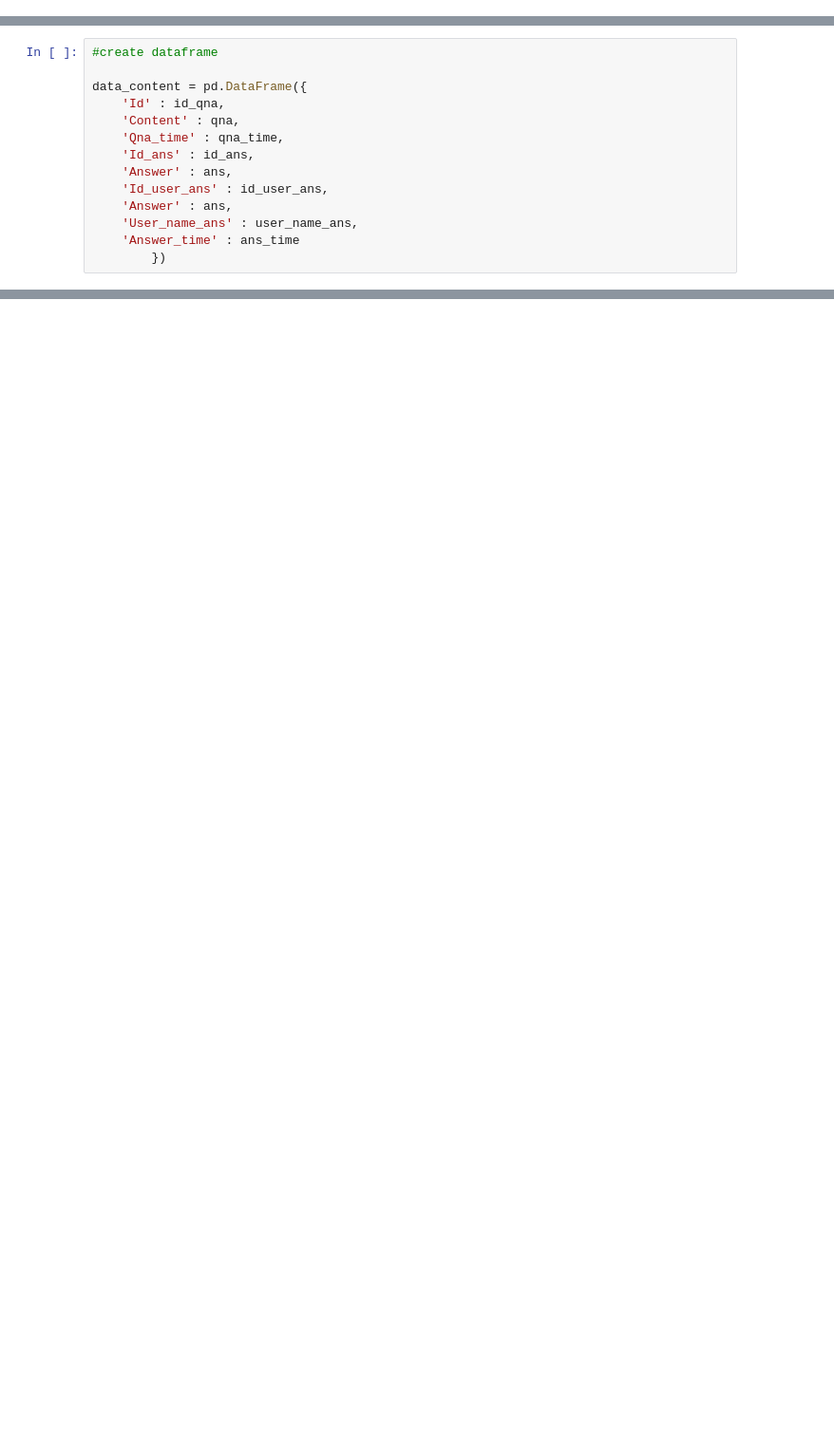
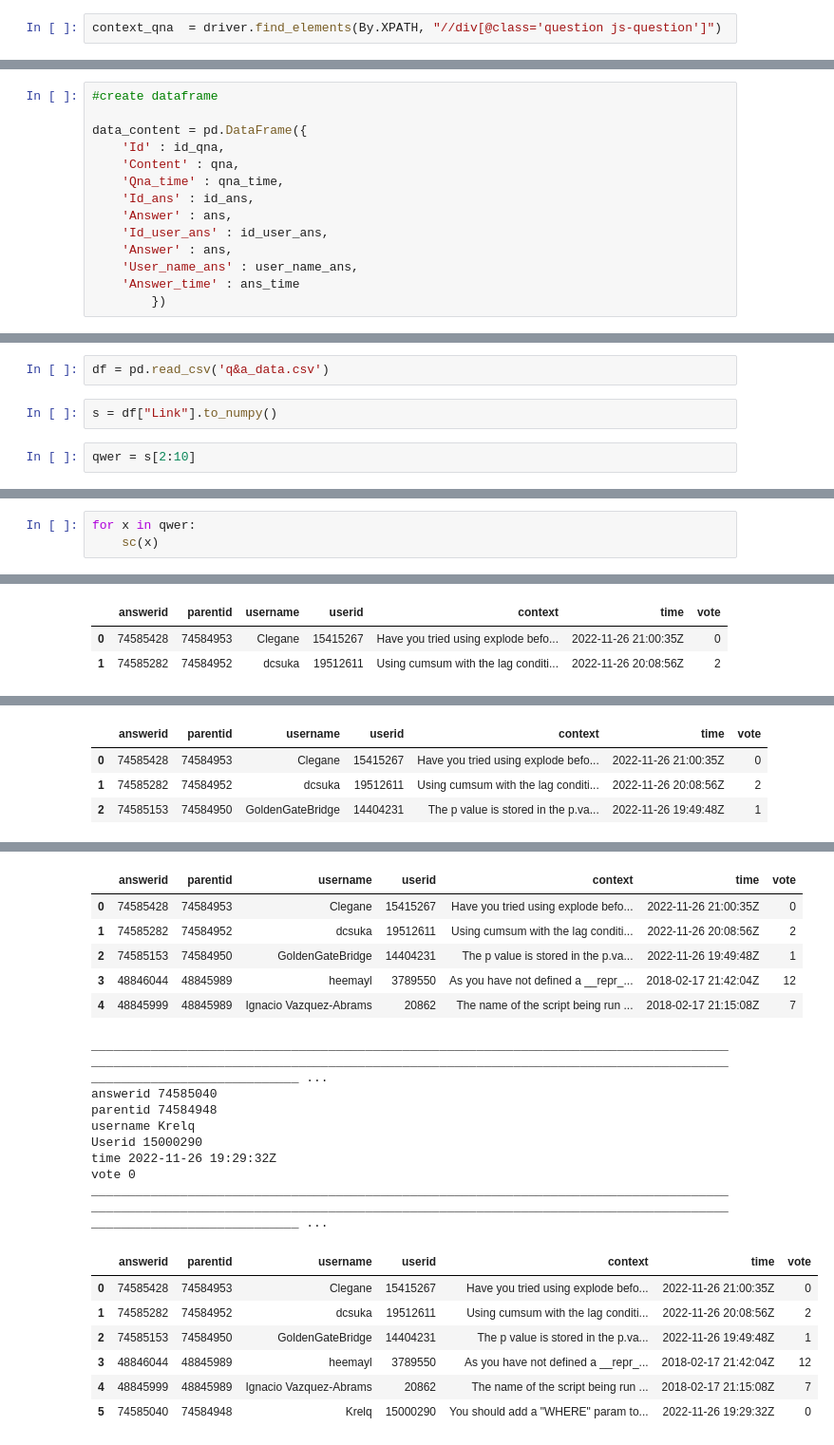
Before and after one commit to NoteOrbit/fast, a Jupyter notebook: FILE.IPYNB, the cells around one changed output, grey strips where cells are left out. Shown at 95% size. Saved outputs shown, nothing was run; the diff lists cells and outputs as text; blank space fills up the shorter version.

```diff
--- a/FILE.IPYNB
+++ b/FILE.IPYNB
@@ -176,0 +169,2 @@ Backtrace:
+# %%
+context_qna  = driver.find_elements(By.XPATH, "//div[@class='question js-question']")
@@ -307,0 +381,6 @@ Name: 3029, dtype: object)
+# %%
+df = pd.read_csv('q&a_data.csv')
+# %%
+s = df["Link"].to_numpy()
+# %%
+qwer = s[2:10]
@@ -307,0 +405,4 @@ Name: 3029, dtype: object)
+# %%
+for x in qwer:
+    sc(x)
+# %% [output]
@@ -307,0 +427,3 @@ Name: 3029, dtype: object)
+|  | answerid | parentid | username | userid | context | time | vote |
+| 0 | 74585428 | 74584953 | Clegane | 15415267 | Have you tried using explode befo... | 2022-11-26 21:00:35Z | 0 |
+| 1 | 74585282 | 74584952 | dcsuka | 19512611 | Using cumsum with the lag conditi... | 2022-11-26 20:08:56Z | 2 |
@@ -307,0 +438,4 @@ Name: 3029, dtype: object)
+|  | answerid | parentid | username | userid | context | time | vote |
+| 0 | 74585428 | 74584953 | Clegane | 15415267 | Have you tried using explode befo... | 2022-11-26 21:00:35Z | 0 |
+| 1 | 74585282 | 74584952 | dcsuka | 19512611 | Using cumsum with the lag conditi... | 2022-11-26 20:08:56Z | 2 |
+| 2 | 74585153 | 74584950 | GoldenGateBridge | 14404231 | The p value is stored in the p.va... | 2022-11-26 19:49:48Z | 1 |
@@ -307,0 +458,21 @@ Name: 3029, dtype: object)
+|  | answerid | parentid | username | userid | context | time | vote |
+| 0 | 74585428 | 74584953 | Clegane | 15415267 | Have you tried using explode befo... | 2022-11-26 21:00:35Z | 0 |
+| 1 | 74585282 | 74584952 | dcsuka | 19512611 | Using cumsum with the lag conditi... | 2022-11-26 20:08:56Z | 2 |
+| 2 | 74585153 | 74584950 | GoldenGateBridge | 14404231 | The p value is stored in the p.va... | 2022-11-26 19:49:48Z | 1 |
+| 3 | 48846044 | 48845989 | heemayl | 3789550 | As you have not defined a __repr_... | 2018-02-17 21:42:04Z | 12 |
+| 4 | 48845999 | 48845989 | Ignacio Vazquez-Abrams | 20862 | The name of the script being run ... | 2018-02-17 21:15:08Z | 7 |
+________________________________________________________________________________________________________________________________________________________________________________________________________ ...
+answerid 74585040
+parentid 74584948
+username Krelq
+Userid 15000290
+time 2022-11-26 19:29:32Z
+vote 0
+________________________________________________________________________________________________________________________________________________________________________________________________________ ...
+|  | answerid | parentid | username | userid | context | time | vote |
+| 0 | 74585428 | 74584953 | Clegane | 15415267 | Have you tried using explode befo... | 2022-11-26 21:00:35Z | 0 |
+| 1 | 74585282 | 74584952 | dcsuka | 19512611 | Using cumsum with the lag conditi... | 2022-11-26 20:08:56Z | 2 |
+| 2 | 74585153 | 74584950 | GoldenGateBridge | 14404231 | The p value is stored in the p.va... | 2022-11-26 19:49:48Z | 1 |
+| 3 | 48846044 | 48845989 | heemayl | 3789550 | As you have not defined a __repr_... | 2018-02-17 21:42:04Z | 12 |
+| 4 | 48845999 | 48845989 | Ignacio Vazquez-Abrams | 20862 | The name of the script being run ... | 2018-02-17 21:15:08Z | 7 |
+| 5 | 74585040 | 74584948 | Krelq | 15000290 | You should add a "WHERE" param to... | 2022-11-26 19:29:32Z | 0 |
```
Also changed, not shown: parts of 20 cells of this notebook.
